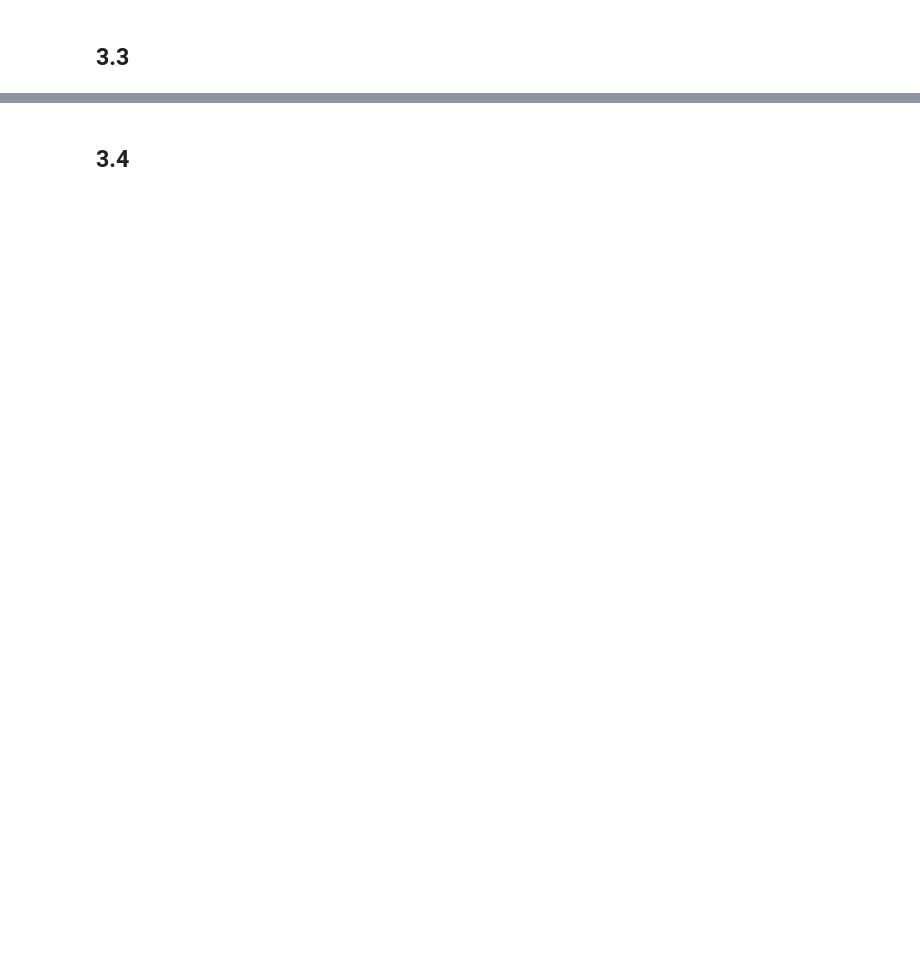
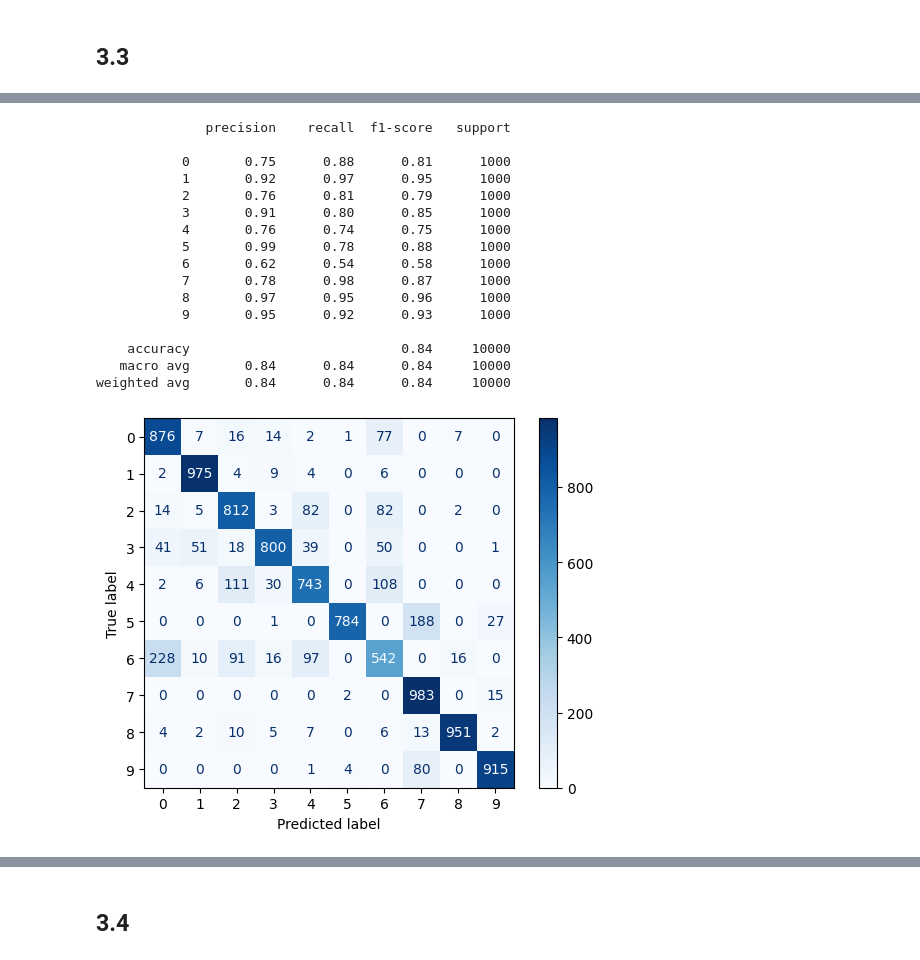
Before and after one commit to Vulturul2k/ML_project, a Jupyter notebook: fashion2.ipynb, the cells around one changed output, grey strips where cells are left out. Drawn from its saved outputs; the diff is of its cells as text; code cells hidden in the pictures; blank space fills up the shorter version.

```diff
--- a/fashion2.ipynb
+++ b/fashion2.ipynb
@@ -560,3 +512,40 @@ Train Acc: 0.8212,
+# %%
+from sklearn.metrics import classification_report, ConfusionMatrixDisplay
+
+# Preziceri pe setul de test
+model.eval()
+all_preds = []
+all_labels = []
+
+with torch.no_grad():
+    for inputs, labels in test_loader:
+        inputs, labels = inputs.to(device), labels.to(device)
+        outputs = model(inputs)
+        _, predicted = torch.max(outputs, 1)
+        all_preds.extend(predicted.cpu().numpy())
+        all_labels.extend(labels.cpu().numpy())
+
+print(classification_report(all_labels, all_preds))
+ConfusionMatrixDisplay.from_predictions(all_labels, all_preds, cmap='Blues')
+plt.show()
+# %% [output]
+              precision    recall  f1-score   support
+
+           0       0.75      0.88      0.81      1000
+           1       0.92      0.97      0.95      1000
+           2       0.76      0.81      0.79      1000
+           3       0.91      0.80      0.85      1000
+           4       0.76      0.74      0.75      1000
+           5       0.99      0.78      0.88      1000
+           6       0.62      0.54      0.58      1000
+           7       0.78      0.98      0.87      1000
+           8       0.97      0.95      0.96      1000
+           9       0.95      0.92      0.93      1000
+
+    accuracy                           0.84     10000
+   macro avg       0.84      0.84      0.84     10000
+weighted avg       0.84      0.84      0.84     10000
+[figure, added]
 # %%
 import torchvision
 import torchvision.transforms as transforms
```
Also changed, not shown: parts of 15 cells of this notebook, 3 other files.
